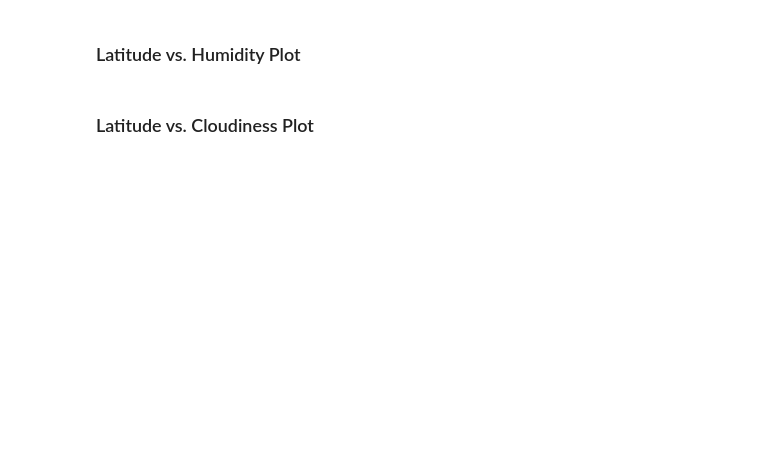
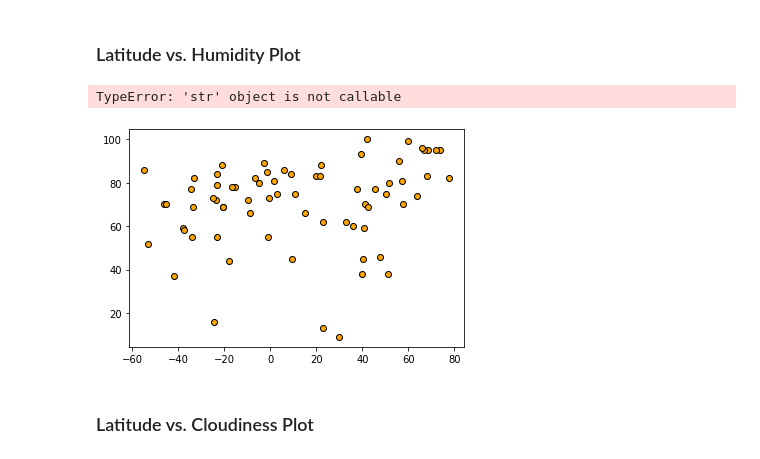
Before and after one commit to timsamson/Python_API_Challange, a Jupyter notebook: Files/WeatherPy.ipynb, the cells around one changed output. Saved outputs shown, nothing was run; the diff lists cells and outputs as text; code cells hidden in the pictures; blank space fills up the shorter version.

```diff
--- a/Files/WeatherPy.ipynb
+++ b/Files/WeatherPy.ipynb
@@ -187,12 +192,20 @@ TypeError: 'str' object is not callable
 # %% [markdown]
 ### Latitude vs. Humidity Plot
 # %%
-plt.scatter(weather_df['Latitude'],weather_df['Humidity'],edgecolors='black',facecolors='b')
-plt.title(f"City Latitude vs. Humidity")
+#create plot
+plt.scatter(weather_df['Latitude'],weather_df['Humidity'],edgecolors='black',facecolors='orange')
+
+#title and labels
+plt.title(f'Latitude vs. Humidity ({datetime.datetime.now().strftime("%D")})')
 plt.xlabel('Latitude')
 plt.ylabel('Max Humidity')
 plt.grid (b=True,which='major',axis='both',linestyle='-',color='lightgrey')
-plt.savefig(f"{plt.title}.png")
+
+#Save Plot
+plt.savefig(f"Images/Latitude vs. Humidity.png")
+# %% [output]
+TypeError: 'str' object is not callable
+[figure, added]
 # %% [markdown]
 ### Latitude vs. Cloudiness Plot
 # %%
```
Also changed, not shown: parts of 15 cells of this notebook, 5 other files.
